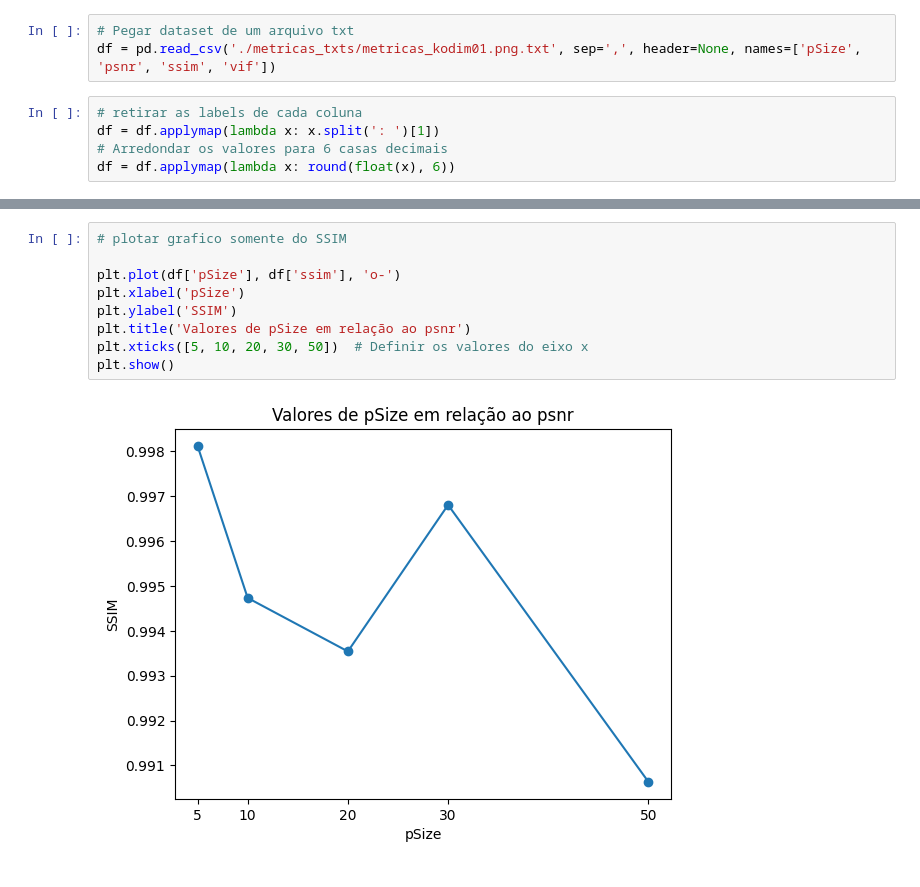
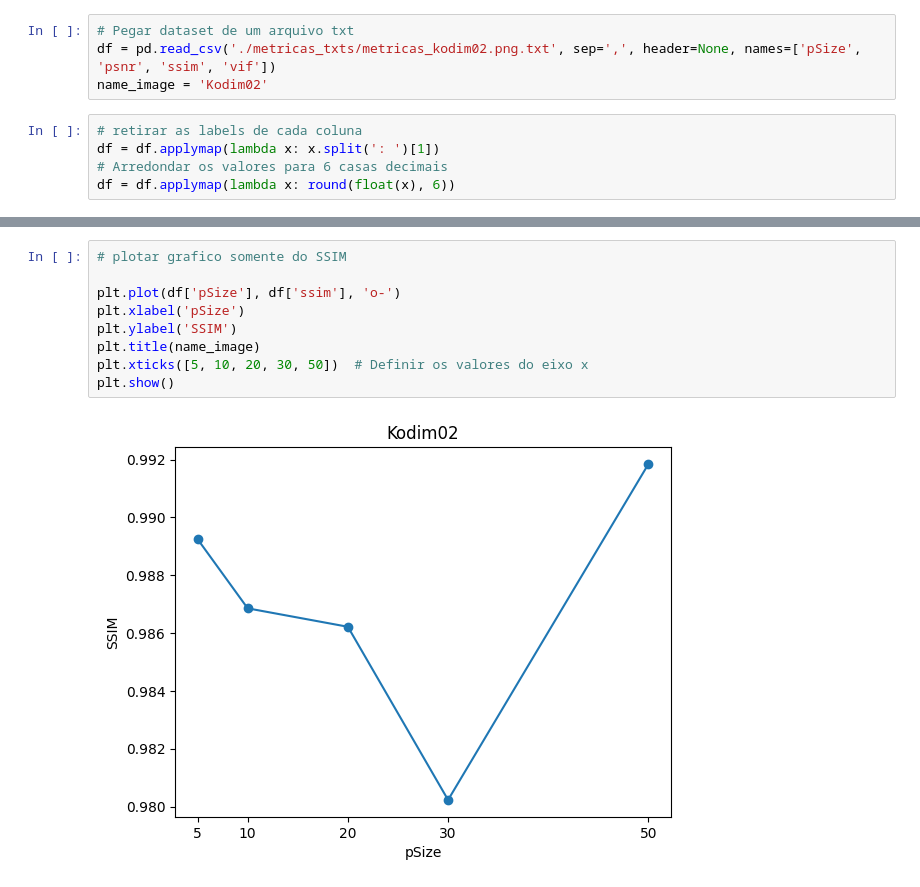
Before and after one commit to lucass235/Image_contrast_enhancement_algorithm, a Jupyter notebook: teste_csv.ipynb, the cells around one changed output, grey strips where cells are left out. Drawn from its saved outputs; the diff is of its cells as text.

```diff
--- a/teste_csv.ipynb
+++ b/teste_csv.ipynb
@@ -24,7 +24,8 @@ for pSize in range(1, 51):
             arquivo.write(linha)
 # %%
 # Pegar dataset de um arquivo txt
-df = pd.read_csv('./metricas_txts/metricas_kodim01.png.txt', sep=',', header=None, names=['pSize', 'psnr', 'ssim', 'vif'])
+df = pd.read_csv('./metricas_txts/metricas_kodim02.png.txt', sep=',', header=None, names=['pSize', 'psnr', 'ssim', 'vif'])
+name_image = 'Kodim02'
 # %%
 # retirar as labels de cada coluna
 df = df.applymap(lambda x: x.split(': ')[1])
@@ -62,14 +63,14 @@ plt.show()
 # %%
 # plotar grafico somente do SSIM
 
 plt.plot(df['pSize'], df['ssim'], 'o-')
 plt.xlabel('pSize')
 plt.ylabel('SSIM')
-plt.title('Valores de pSize em relação ao psnr')
+plt.title(name_image)
 plt.xticks([5, 10, 20, 30, 50])  # Definir os valores do eixo x
 plt.show()
 # %% [output]
-[figure, old version]
+[figure, new version]
 # %%
 # plotar grafico somente do VIF
 
```
Also changed, not shown: parts of 4 cells of this notebook, 10 other files.
